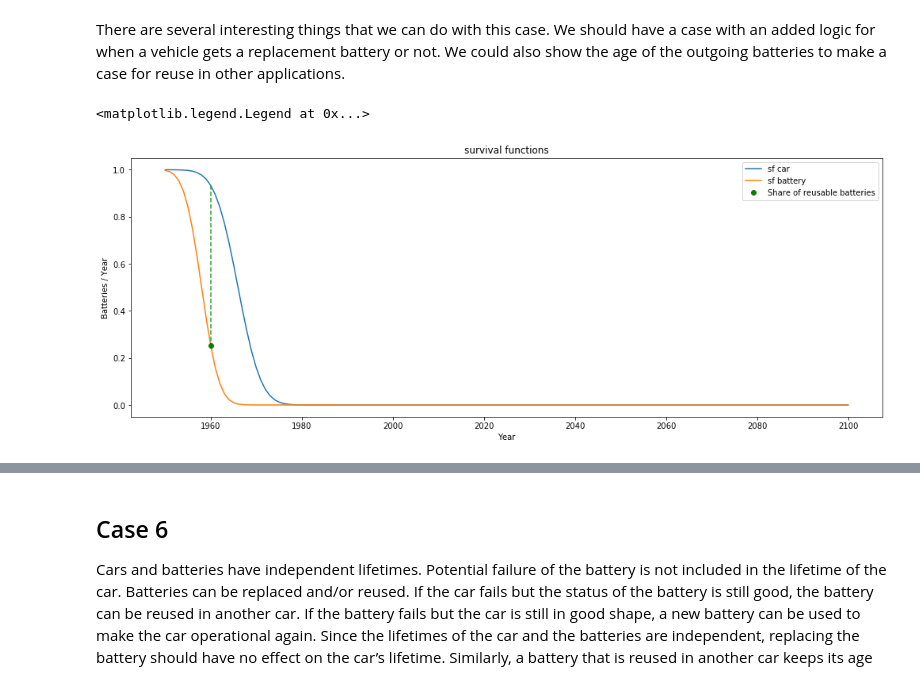
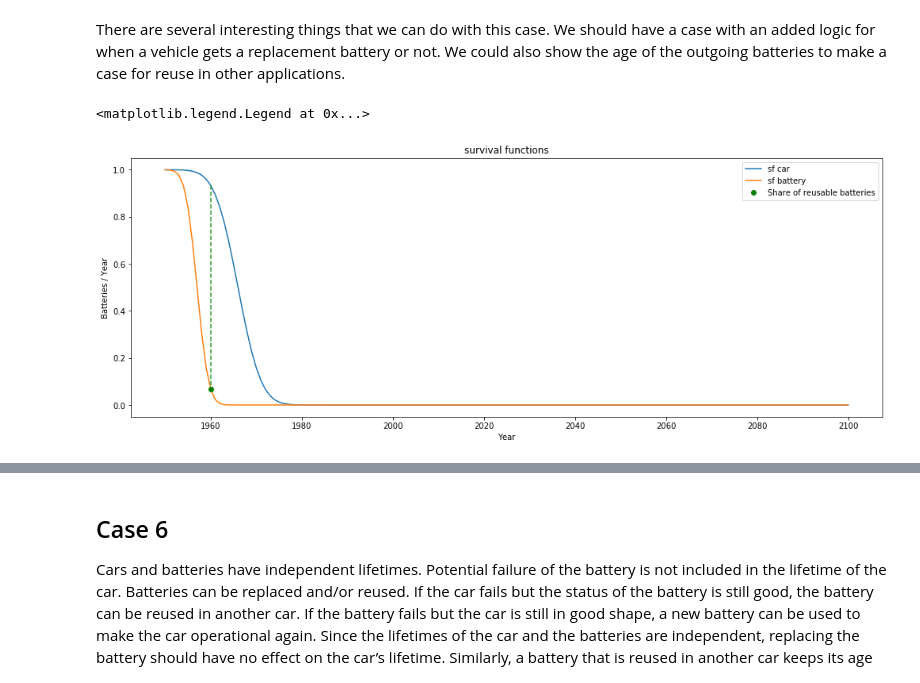
Before and after one commit to fernaag/product_component_model, a Jupyter notebook: generic_model.ipynb, the cells around one changed output, grey strips where cells are left out. Drawn from its saved outputs; the diff is of its cells as text; code cells hidden in the pictures.

```diff
--- a/generic_model.ipynb
+++ b/generic_model.ipynb
@@ -162,47 +162,47 @@ stock_batteries_3 = [0]
 
 # Definition of lifetime vectors for cars
 
-lifetime_car = 16
-st_dev_car = 4
+lifetime_car_3 = 16
+st_dev_car_3= 4
 
-lifetime_battery = 10
-st_dev_battery = 3
+lifetime_battery_3 = 10
+st_dev_battery_3 = 3
 
 years = len(time)
 
-pdf_car = np.zeros(years)
+pdf_car_3 = np.zeros(years)
 for age in range(years):
-    pdf_car[age] = norm(lifetime_car, st_dev_car).cdf(age) - norm(lifetime_car, st_dev_car).cdf(age - 1)
-pdf_car = pdf_car/sum(pdf_car) # to ensure that the sum of the pdf function is 1
+    pdf_car_3[age] = norm(lifetime_car_3, st_dev_car_3).cdf(age) - norm(lifetime_car_3, st_dev_car_3).cdf(age - 1)
+pdf_car_3 = pdf_car_3/sum(pdf_car_3) # to ensure that the sum of the pdf function is 1
 
-pdf_battery = np.zeros(years)
+pdf_battery_3 = np.zeros(years)
 for age in range(years):
-    pdf_battery[age] = norm(lifetime_battery, st_dev_battery).cdf(age) - norm(lifetime_battery, st_dev_battery).cdf(age - 1)
-pdf_battery = pdf_battery/sum(pdf_battery)  # to ensure that the sum of the pdf function is 1
+    pdf_battery_3[age] = norm(lifetime_battery_3, st_dev_battery_3).cdf(age) - norm(lifetime_battery_3, st_dev_battery_3).cdf(age - 1)
+pdf_battery_3 = pdf_battery_3/sum(pdf_battery_3)  # to ensure that the sum of the pdf function is 1
 
 #Creating effective lifetime
-pdf_effective = np.zeros(years)
+pdf_effective_3 = np.zeros(years)
 i = 0
-while (sum(pdf_car[:i]) + sum(pdf_battery[:i]))<=1:
-    pdf_effective[i] = pdf_car[i] + pdf_battery[i]
+while (sum(pdf_car_3[:i]) + sum(pdf_battery_3[:i]))<=1:
+    pdf_effective_3[i] = pdf_car_3[i] + pdf_battery_3[i]
     i += 1
 else:
-    pdf_effective[i] = 0
-pdf_effective = pdf_effective/sum(pdf_effective) # to ensure that the sum of the pdf function is 1
+    pdf_effective_3[i] = 0
+pdf_effective_3 = pdf_effective_3/sum(pdf_effective_3) # to ensure that the sum of the pdf function is 1
 
 #Stock-driven model
 for i in range(1,len(stock_cars)):
     new_outflow_3 = 0
     new_outflow_battery_3 = 0
     for cohort in range(i):
-        new_outflow_3 += inflows_cars_3[cohort] * pdf_effective[i-cohort]
+        new_outflow_3 += inflows_cars_3[cohort] * pdf_effective_3[i-cohort]
         # the outflow of batteries from a cohort is equal to the outflows of the vehicles
         new_outflow_battery_3 = new_outflow_3
     outflows_cars_3.append(new_outflow_3)
     inflows_cars_3.append(stock_change_3[i] + outflows_cars_3[i])
     outflows_batteries_3.append(new_outflow_battery_3)
     # additional batteries needed for replacements
-    inflows_AM_battery_3.append(new_outflow_battery_3 - new_outflow_3)
+    inflows_AM_battery_3.append(new_outflow_battery_3 - new_outflow_3) # No additional batteries needed in this case
     stock_batteries_3.append(stock_batteries_3[-1] + inflows_cars_3[-1] - new_outflow_3)
 # %%
 # Inflows and Outflows for the battery model
@@ -340,8 +341,8 @@ stock_batteries_5 = [0]
 lifetime_car_5 = 16
 st_dev_car_5 = 4
 
-lifetime_battery_5 = 8
-st_dev_battery_5 = 3
+lifetime_battery_5 = 7
+st_dev_battery_5 = 2
 
 years = len(time)
 
@@ -387,17 +388,17 @@ There are several interesting things that we can do with this case. We should ha
 # %%
 # Inflows and Outflows for the battery model
 plt.figure(figsize=(17, 6))
 plt.plot(time, sf_car_5, label='sf car')
 plt.plot(time, sf_battery_5, label='sf battery')
-plt.plot([1960,1960], [sf_car[10], sf_battery[10]],'--')
-plt.plot([1960], [sf_battery[10]],'go', label='Share of reusable batteries')
+plt.plot([1960,1960], [sf_car_5[10], sf_battery_5[10]],'--')
+plt.plot([1960], [sf_battery_5[10]],'go', label='Share of reusable batteries')
 plt.title('survival functions')
 plt.xlabel('Year')
 plt.ylabel('Batteries / Year')
 plt.legend(loc='best')
 # %% [output]
 <matplotlib.legend.Legend at 0x...>
-[figure, old version]
+[figure, new version]
 # %%
 # Inflows and Outflows for the battery model
 plt.figure(figsize=(17, 6))
```
Also changed, not shown: parts of 7 cells of this notebook, 1 other file.
